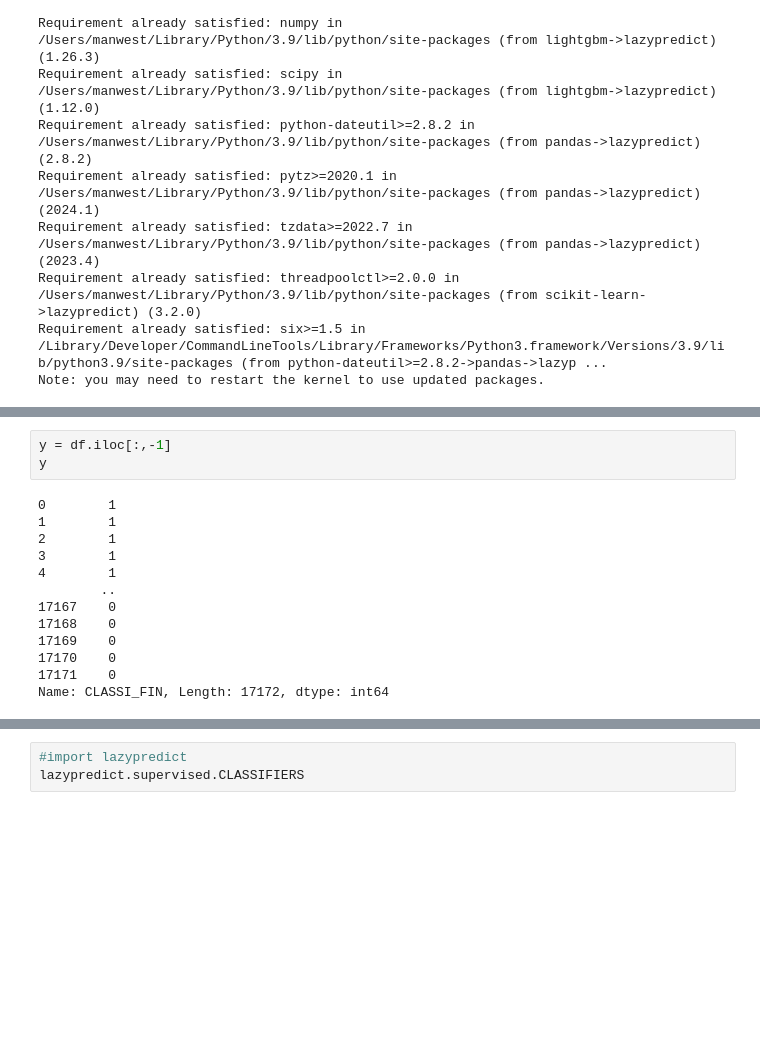
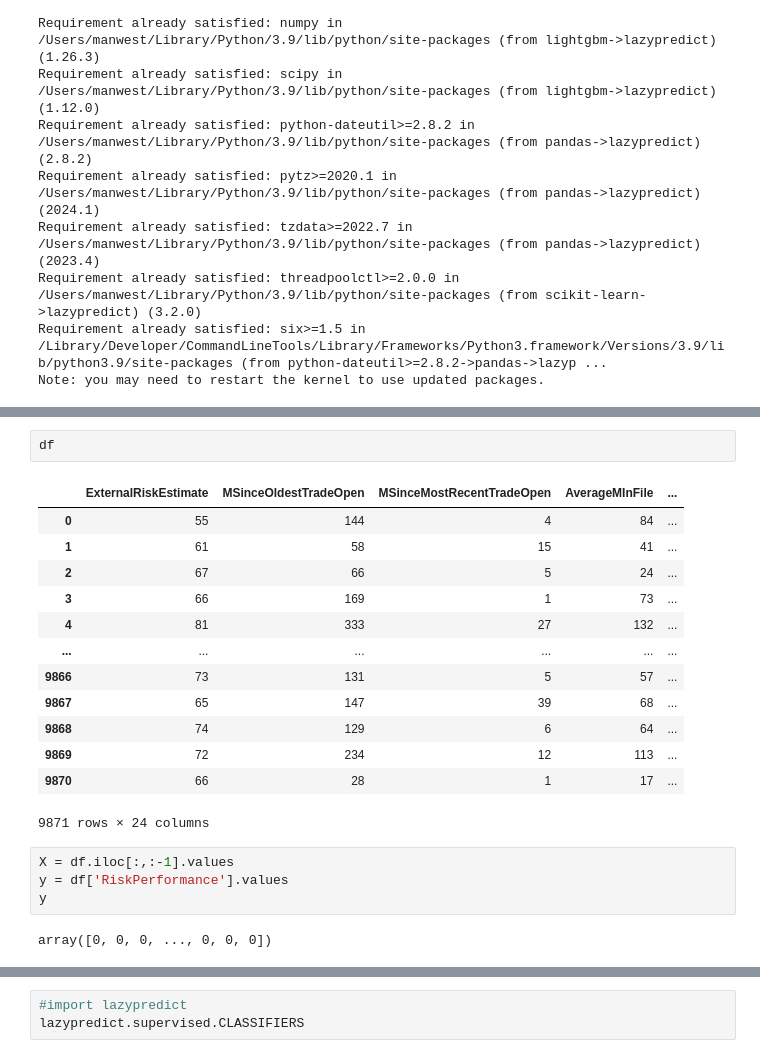
Before and after one commit to manwestc/UPM-MUIA, a Jupyter notebook: Notebooks/0. LazyPredict/LazyPredict_Classification.ipynb, the cells around one changed output, grey strips where cells are left out. Drawn from its saved outputs; the diff is of its cells as text; blank space fills up the shorter version.

```diff
--- a/Notebooks/0. LazyPredict/LazyPredict_Classification.ipynb
+++ b/Notebooks/0. LazyPredict/LazyPredict_Classification.ipynb
@@ -89,17 +92,23 @@ array([[ 0.10924527, -0.85658279, -0.91787643, ...,  0.07537121,
+# %%
+df
+# %% [output]
+|  | ExternalRiskEstimate | MSinceOldestTradeOpen | MSinceMostRecentTradeOpen | AverageMInFile | ... |
+| 0 | 55 | 144 | 4 | 84 | ... |
+| 1 | 61 | 58 | 15 | 41 | ... |
+| 2 | 67 | 66 | 5 | 24 | ... |
+| 3 | 66 | 169 | 1 | 73 | ... |
+| 4 | 81 | 333 | 27 | 132 | ... |
+| ... | ... | ... | ... | ... | ... |
+| 9866 | 73 | 131 | 5 | 57 | ... |
+| 9867 | 65 | 147 | 39 | 68 | ... |
+| 9868 | 74 | 129 | 6 | 64 | ... |
+| 9869 | 72 | 234 | 12 | 113 | ... |
+| 9870 | 66 | 28 | 1 | 17 | ... |
+9871 rows × 24 columns
 # %%
-y = df.iloc[:,-1]
+X = df.iloc[:,:-1].values
+y = df['RiskPerformance'].values
 y
 # %% [output]
-0        1
-1        1
-2        1
-3        1
-4        1
-        ..
-17167    0
-17168    0
-17169    0
-17170    0
-17171    0
-Name: CLASSI_FIN, Length: 17172, dtype: int64
+array([0, 0, 0, ..., 0, 0, 0])
 # %%
```
Also changed, not shown: parts of 12 cells of this notebook, 9 other files.
